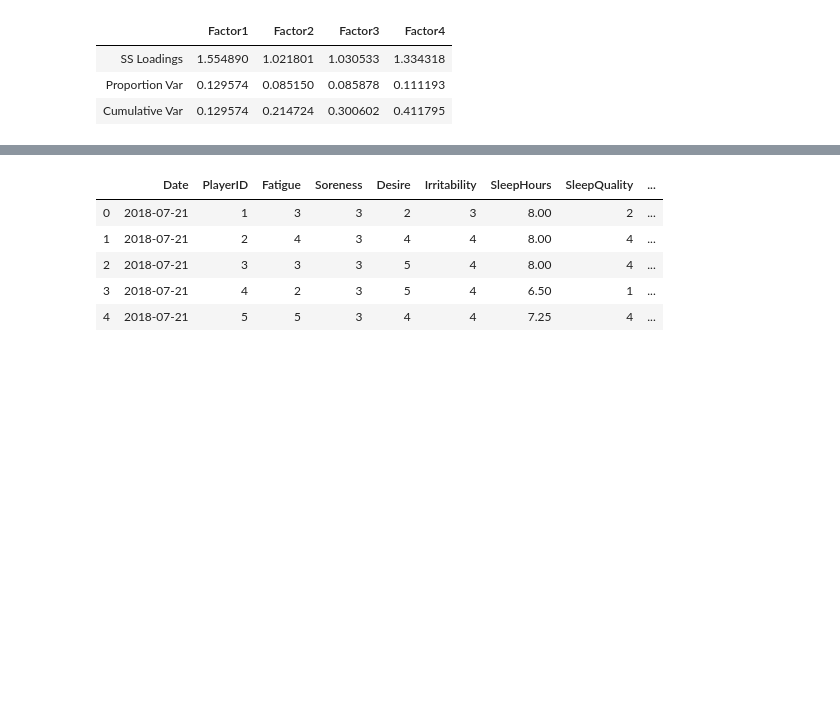
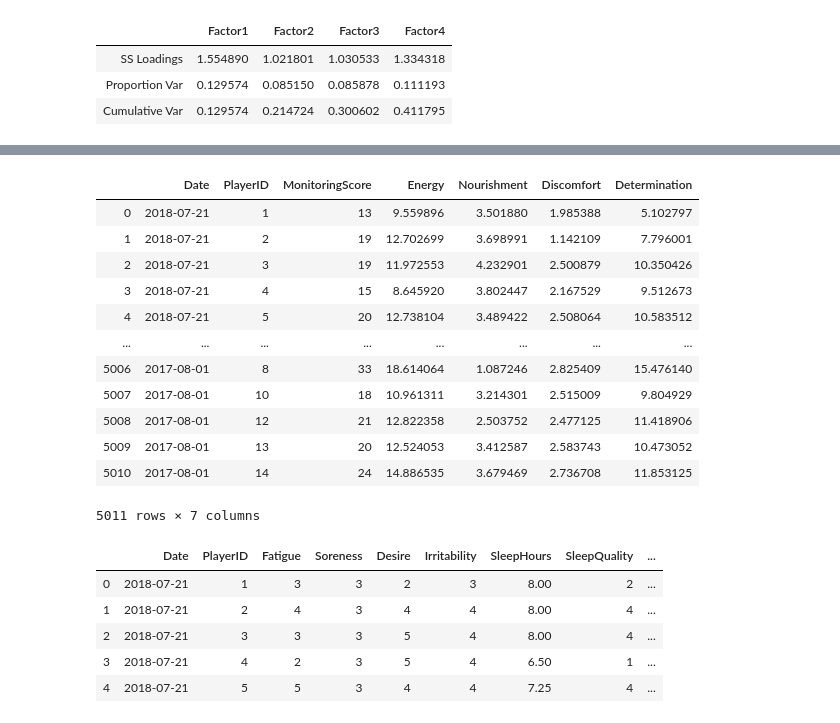
Before and after one commit to Sangha05/sta2453_project1, a Jupyter notebook: WellnessMeasure.ipynb, the cells around one changed output, grey strips where cells are left out. Saved outputs shown, nothing was run; the diff lists cells and outputs as text; code cells hidden in the pictures; blank space fills up the shorter version.

Commit message:
WellnessMeasure CSV with factors
Created new CSV for WellnessMeasure with 5 measures along with Date and PlayerID

```diff
--- a/WellnessMeasure.ipynb
+++ b/WellnessMeasure.ipynb
@@ -212,3 +212,7 @@ fa.get_factor_variance()
 | SS Loadings | 1.554890 | 1.021801 | 1.030533 | 1.334318 |
 | Proportion Var | 0.129574 | 0.085150 | 0.085878 | 0.111193 |
 | Cumulative Var | 0.129574 | 0.214724 | 0.300602 | 0.411795 |
+# %%
+df_fact = pd.DataFrame(np.dot(df, fa.loadings))
+df_fact.columns = ["Energy","Nourishment","Discomfort","Determination"]
+df_fact
@@ -214,0 +233,3 @@ fa.get_factor_variance()
+# %%
+dfWell = pd.concat([dfWell, df_fact], axis=1)
+dfWell.info()
@@ -214,0 +254,17 @@ fa.get_factor_variance()
+# %%
+dfWell = dfWell[["Date","PlayerID","MonitoringScore","Energy","Nourishment","Discomfort","Determination"]]
+dfWell
+# %% [output]
+|  | Date | PlayerID | MonitoringScore | Energy | Nourishment | Discomfort | Determination |
+| 0 | 2018-07-21 | 1 | 13 | 9.559896 | 3.501880 | 1.985388 | 5.102797 |
+| 1 | 2018-07-21 | 2 | 19 | 12.702699 | 3.698991 | 1.142109 | 7.796001 |
+| 2 | 2018-07-21 | 3 | 19 | 11.972553 | 4.232901 | 2.500879 | 10.350426 |
+| 3 | 2018-07-21 | 4 | 15 | 8.645920 | 3.802447 | 2.167529 | 9.512673 |
+| 4 | 2018-07-21 | 5 | 20 | 12.738104 | 3.489422 | 2.508064 | 10.583512 |
+| ... | ... | ... | ... | ... | ... | ... | ... |
+| 5006 | 2017-08-01 | 8 | 33 | 18.614064 | 1.087246 | 2.825409 | 15.476140 |
+| 5007 | 2017-08-01 | 10 | 18 | 10.961311 | 3.214301 | 2.515009 | 9.804929 |
+| 5008 | 2017-08-01 | 12 | 21 | 12.822358 | 2.503752 | 2.477125 | 11.418906 |
+| 5009 | 2017-08-01 | 13 | 20 | 12.524053 | 3.412587 | 2.583743 | 10.473052 |
+| 5010 | 2017-08-01 | 14 | 24 | 14.886535 | 3.679469 | 2.736708 | 11.853125 |
+5011 rows × 7 columns
```
Also changed, not shown: parts of 5 cells of this notebook.
